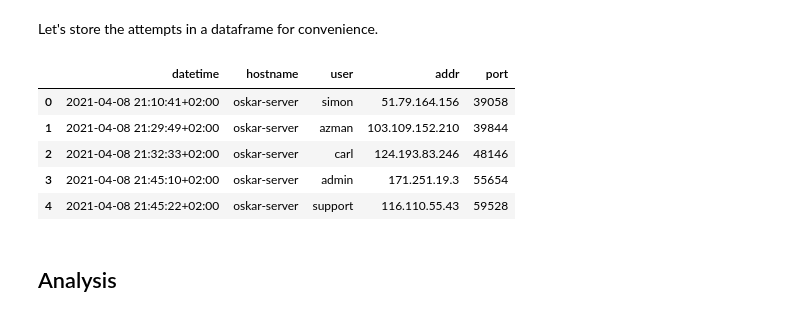
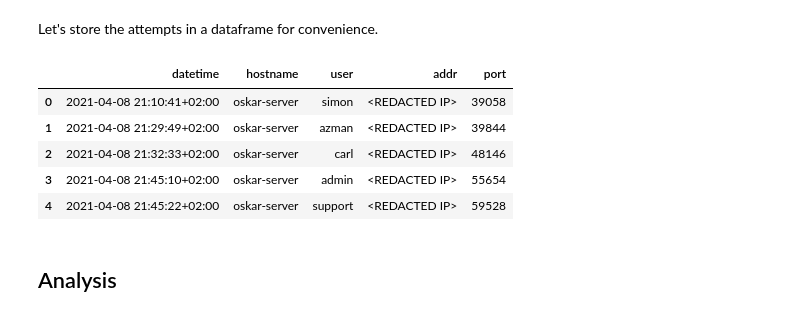
Before and after one commit to fumlig/website, a Jupyter notebook: src/snoopers/index.ipynb, the cells around one changed output. Cells and saved outputs as stored; diff of their text form; code cells hidden in the pictures.

```diff
--- a/src/snoopers/index.ipynb
+++ b/src/snoopers/index.ipynb
@@ -32,15 +34,15 @@ Let's store the attempts in a dataframe for convenience.
 # %%
 import pandas as pd
 
 df_ssh = pd.DataFrame(ssh)
-df_ssh.head()
+df_ssh.head().replace(r"[0-9]+\.[0-9]+\.[0-9]+\.[0-9]+", "<REDACTED IP>", regex=True)
 # %% [output]
 |  | datetime | hostname | user | addr | port |
-| 0 | 2021-04-08 21:10:41+02:00 | oskar-server | simon | 51.79.164.156 | 39058 |
-| 1 | 2021-04-08 21:29:49+02:00 | oskar-server | azman | 103.109.152.210 | 39844 |
-| 2 | 2021-04-08 21:32:33+02:00 | oskar-server | carl | 124.193.83.246 | 48146 |
-| 3 | 2021-04-08 21:45:10+02:00 | oskar-server | admin | 171.251.19.3 | 55654 |
-| 4 | 2021-04-08 21:45:22+02:00 | oskar-server | support | 116.110.55.43 | 59528 |
+| 0 | 2021-04-08 21:10:41+02:00 | oskar-server | simon | <REDACTED IP> | 39058 |
+| 1 | 2021-04-08 21:29:49+02:00 | oskar-server | azman | <REDACTED IP> | 39844 |
+| 2 | 2021-04-08 21:32:33+02:00 | oskar-server | carl | <REDACTED IP> | 48146 |
+| 3 | 2021-04-08 21:45:10+02:00 | oskar-server | admin | <REDACTED IP> | 55654 |
+| 4 | 2021-04-08 21:45:22+02:00 | oskar-server | support | <REDACTED IP> | 59528 |
 # %% [markdown]
 ## Analysis
 # %% [markdown]
```
Also changed, not shown: parts of 3 cells of this notebook, 11 other files.
